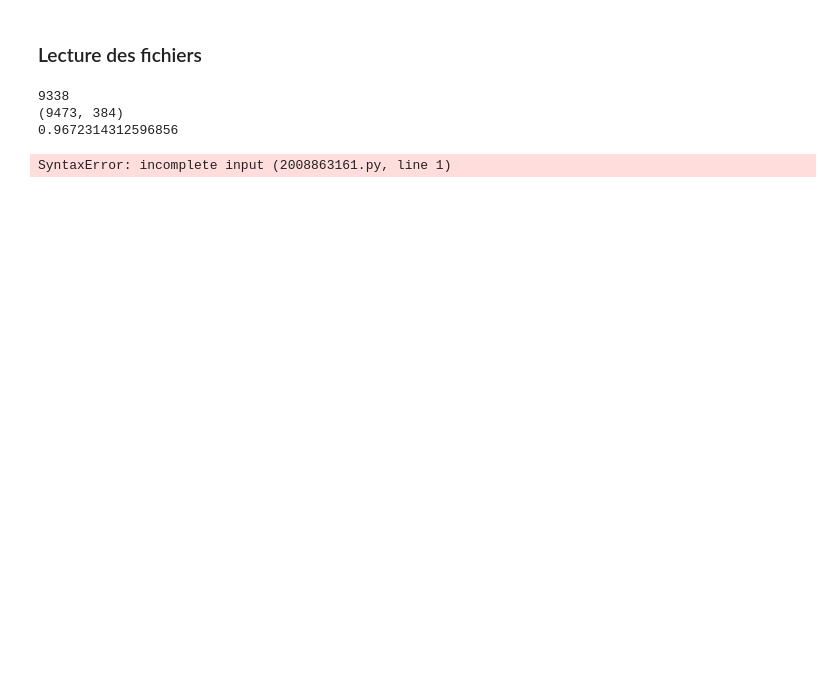
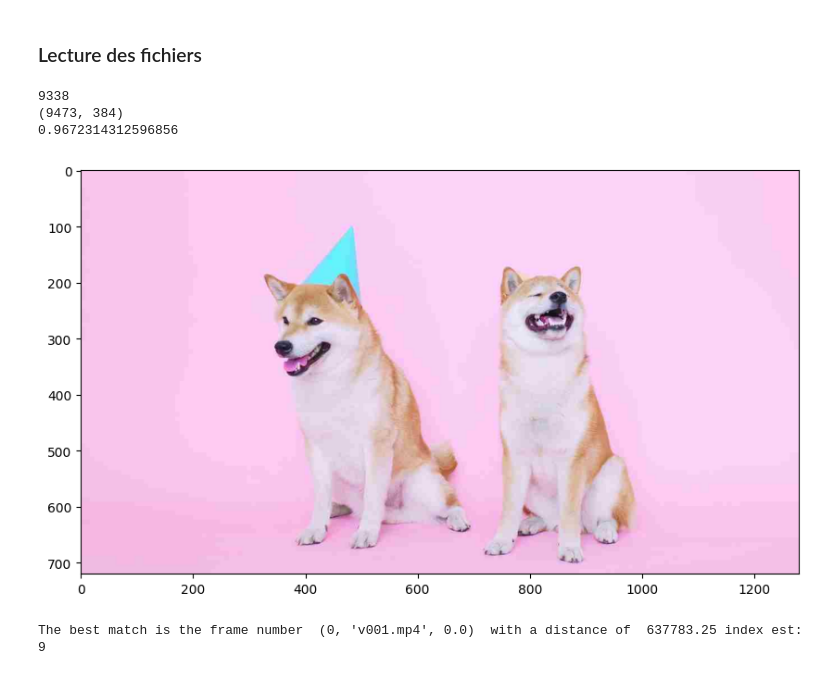
Before and after one commit to loic-hpp/Tec_multumedia, a Jupyter notebook: Lab3/Lab3.ipynb, the cells around one changed output. Drawn from its saved outputs; the diff is of its cells as text; code cells hidden in the pictures; blank space fills up the shorter version.

Commit message:
debug search

```diff
--- a/Lab3/Lab3.ipynb
+++ b/Lab3/Lab3.ipynb
@@ -143,7 +144,3 @@ CalculateCompressionRate()
 9338
 (9473, 384)
 0.9672314312596856
-# %%
-def videoCompressionRate(indexedVideo, video):
-# %% [output]
-SyntaxError: incomplete input (2008863161.py, line 1)
@@ -152,2 +147,32 @@ def imageCompressionRate(indexedImage, image):
+# %%
+def plotImage(image, type):
+    figure = plt.figure(figsize = (10,10))
+    imageout = np.clip(image,0,255)
+    imageout= imageout.astype(type)
+    plt.imshow(imageout, cmap='gray')
+    plt.show()
+# %%
+def searchImage():
+    bestDistance = 0
+    for image in imageList:
+        path = currDirectory + imagePath + image
+        plotImage(cv.cvtColor(cv.imread(path), cv.COLOR_BGR2RGB), 'uint8')
+        imageVector = convertImageToVector(path)
+        for i in range(len(indexationTable)):
+            # calculer la norme de la différence entre l'image et la liste de descripteurs
+            dist = np.linalg.norm(imageVector - Descriptor_list[i])
+            if i == 0:
+                bestDistance = dist
+                bestIndex = i
+            if dist < bestDistance:
+                bestDistance = dist
+                bestIndex = i
+        print("The best match is the frame number ", indexationTable[bestIndex], " with a distance of ", bestDistance,"index est: ",i)
+        break
+
+searchImage()
+# %% [output]
+[figure, added]
+The best match is the frame number  (0, 'v001.mp4', 0.0)  with a distance of  637783.25 index est:  9
 # %%
 def writeSearchResults():
```
Also changed, not shown: parts of 4 cells of this notebook.
